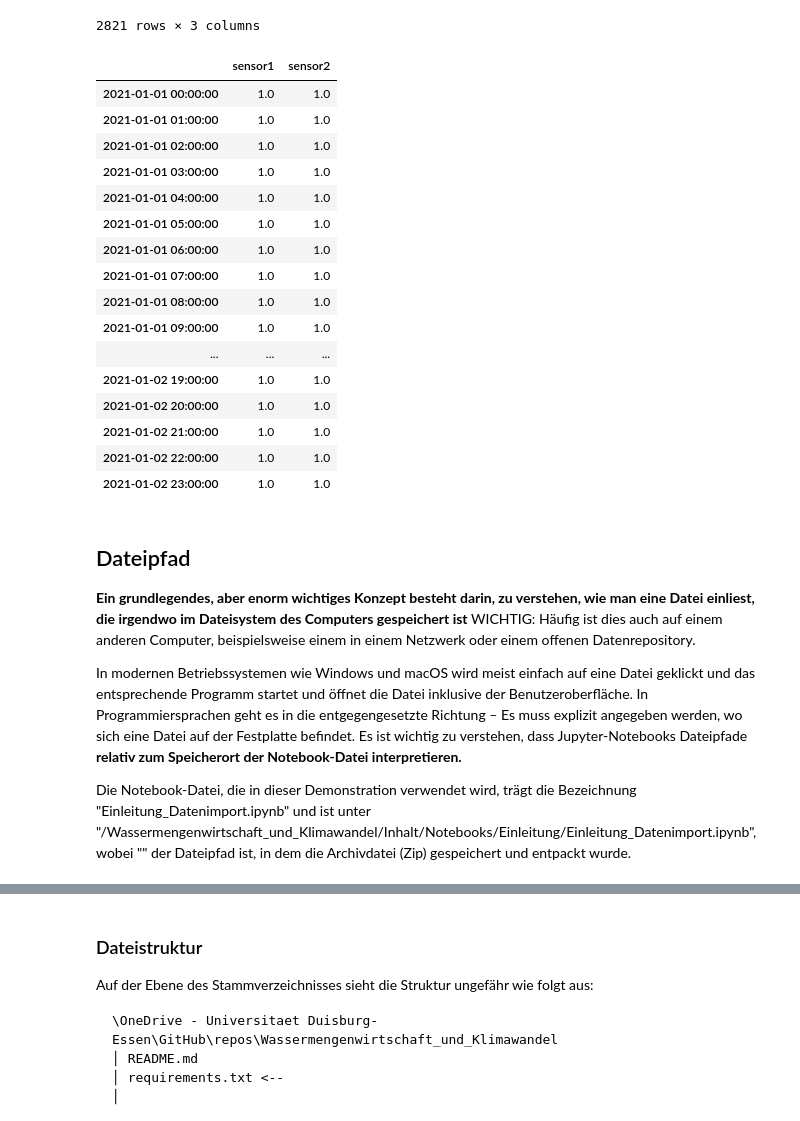
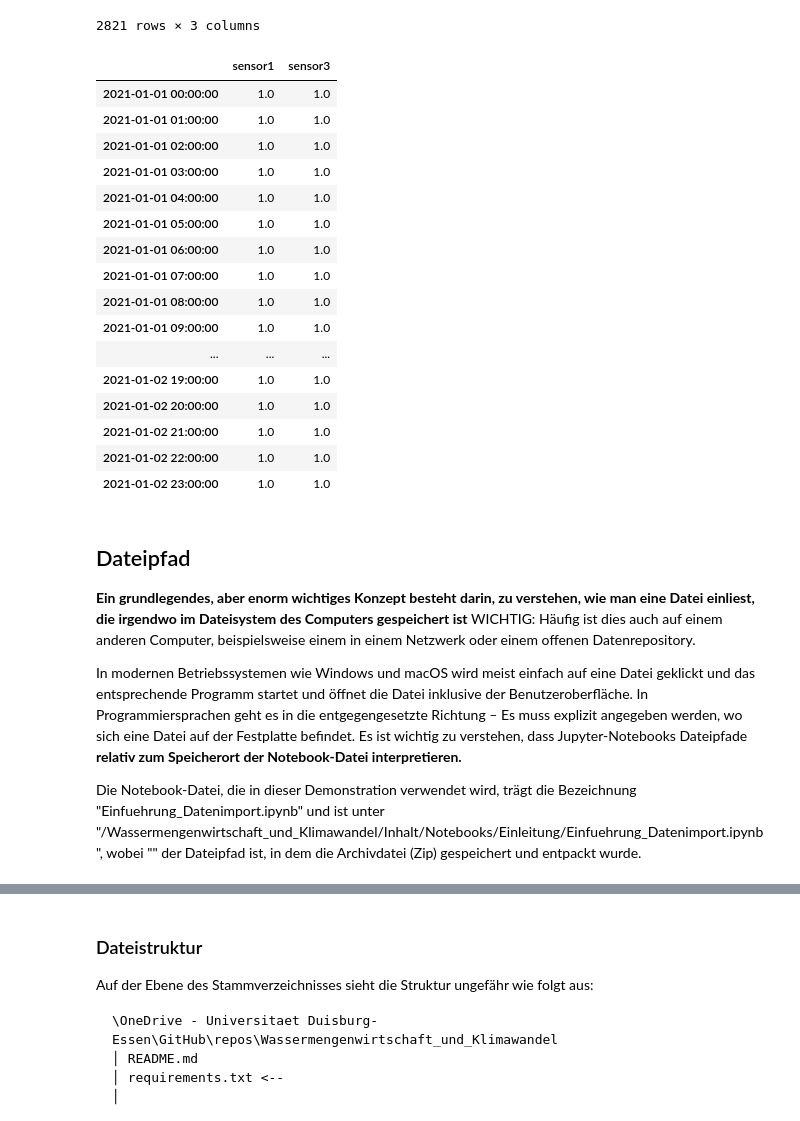
Before and after one commit to gjohnen1/Wassermengenwirtschaft_und_Klimawandel, a Jupyter notebook: Inhalt/_build/jupyter_execute/Notebooks/Einleitung/Einfuehrung_Datenimport.ipynb, the cells around one changed output, grey strips where cells are left out. Drawn from its saved outputs; the diff is of its cells as text; code cells hidden in the pictures.

```diff
--- a/Inhalt/_build/jupyter_execute/Notebooks/Einleitung/Einfuehrung_Datenimport.ipynb
+++ b/Inhalt/_build/jupyter_execute/Notebooks/Einleitung/Einfuehrung_Datenimport.ipynb
@@ -293,10 +276,10 @@ df_.resample('MIN').interpolate(method='linear')
 | 2021-01-02 23:00:00 | 1.0 | 1.0 | 1.0 |
 2821 rows × 3 columns
 # %%
-data_part = df_[['sensor1','sensor2']]
+data_part = df_[['sensor1','sensor3']]
 data_part
 # %% [output]
-|  | sensor1 | sensor2 |
+|  | sensor1 | sensor3 |
 | 2021-01-01 00:00:00 | 1.0 | 1.0 |
 | 2021-01-01 01:00:00 | 1.0 | 1.0 |
 | 2021-01-01 02:00:00 | 1.0 | 1.0 |
@@ -320,7 +303,7 @@ data_part
 
 In modernen Betriebssystemen wie Windows und macOS wird meist einfach auf eine Datei geklickt und das entsprechende Programm startet und öffnet die Datei inklusive der Benutzeroberfläche. In Programmiersprachen geht es in die entgegengesetzte Richtung – Es muss explizit angegeben werden, wo sich eine Datei auf der Festplatte befindet. Es ist wichtig zu verstehen, dass Jupyter-Notebooks Dateipfade **relativ zum Speicherort der Notebook-Datei interpretieren.**
 
-Die Notebook-Datei, die in dieser Demonstration verwendet wird, trägt die Bezeichnung "Einleitung_Datenimport.ipynb" und ist unter "<something>/Wassermengenwirtschaft_und_Klimawandel/Inhalt/Notebooks/Einleitung/Einleitung_Datenimport.ipynb", wobei "<something>" der Dateipfad ist, in dem die Archivdatei (Zip) gespeichert und entpackt wurde.
+Die Notebook-Datei, die in dieser Demonstration verwendet wird, trägt die Bezeichnung "Einfuehrung_Datenimport.ipynb" und ist unter "<something>/Wassermengenwirtschaft_und_Klimawandel/Inhalt/Notebooks/Einleitung/Einfuehrung_Datenimport.ipynb", wobei "<something>" der Dateipfad ist, in dem die Archivdatei (Zip) gespeichert und entpackt wurde.
 # %% [markdown]
 ### Laden Sie die Projektdatendatei herunter
 
```
Also changed, not shown: parts of 19 cells of this notebook, 7 other files.
